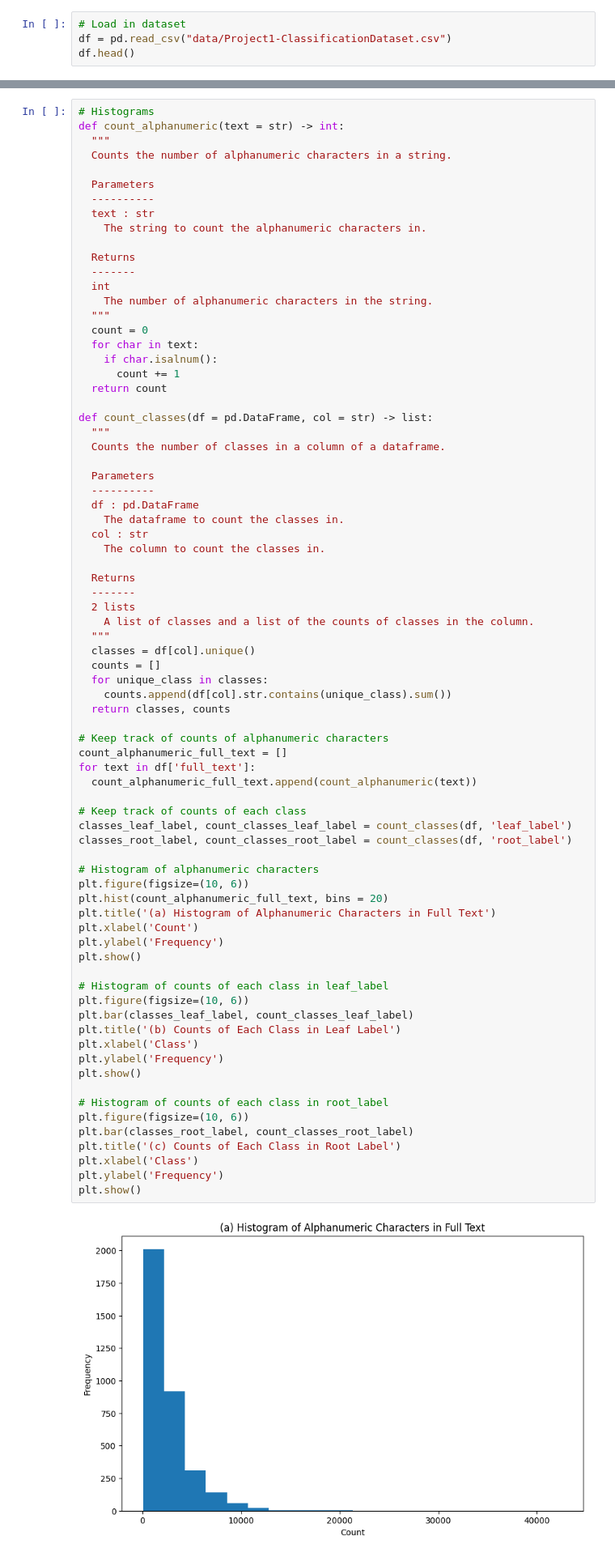
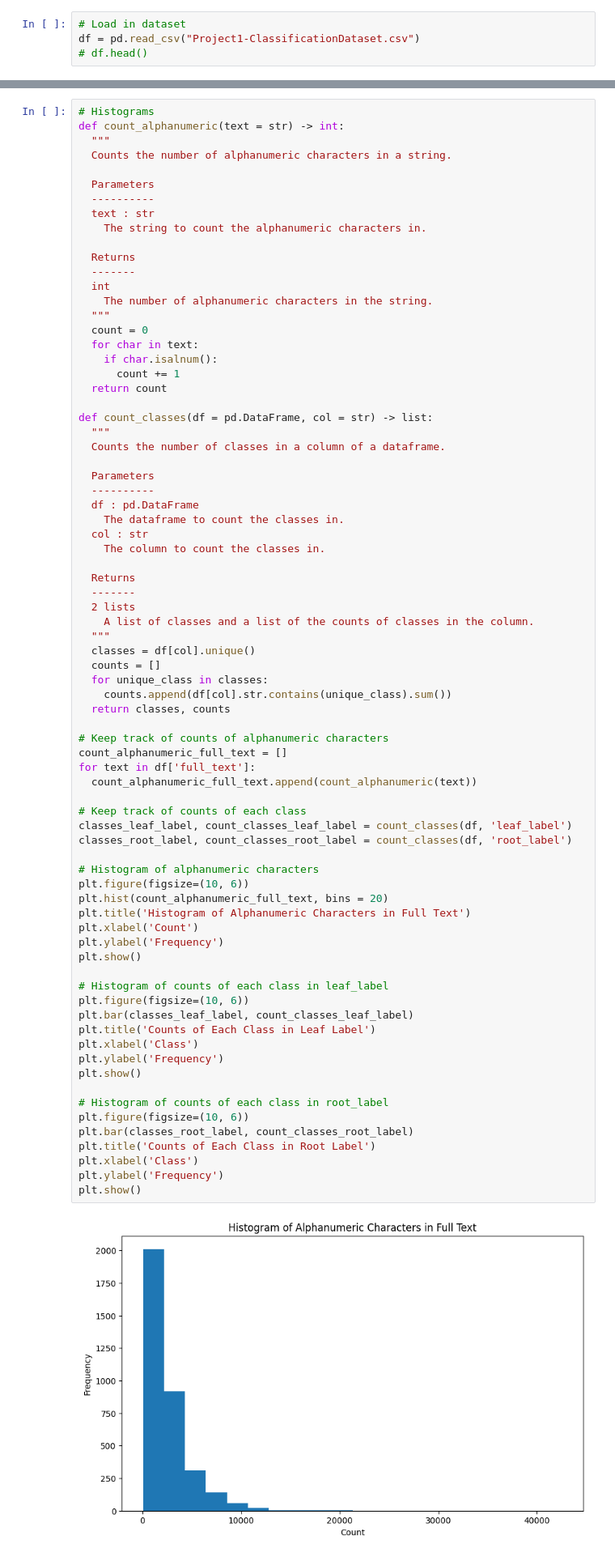
Before and after one commit to stswee/ECE219, a Jupyter notebook: Project 1/ECE219_Project1.ipynb, the cells around one changed output, grey strips where cells are left out. Shown at 81% size. Saved outputs shown, nothing was run; the diff lists cells and outputs as text.

```diff
--- a/Project 1/ECE219_Project1.ipynb
+++ b/Project 1/ECE219_Project1.ipynb
@@ -47,4 +50,4 @@ True
 # %%
 # Load in dataset
-df = pd.read_csv("data/Project1-ClassificationDataset.csv")
-df.head()
+df = pd.read_csv("Project1-ClassificationDataset.csv")
+# df.head()
@@ -114,34 +112,34 @@ def count_classes(df = pd.DataFrame, col = str) -> list:
 # Keep track of counts of alphanumeric characters
 count_alphanumeric_full_text = []
 for text in df['full_text']:
   count_alphanumeric_full_text.append(count_alphanumeric(text))
 
 # Keep track of counts of each class
 classes_leaf_label, count_classes_leaf_label = count_classes(df, 'leaf_label')
 classes_root_label, count_classes_root_label = count_classes(df, 'root_label')
 
 # Histogram of alphanumeric characters
 plt.figure(figsize=(10, 6))
 plt.hist(count_alphanumeric_full_text, bins = 20)
-plt.title('(a) Histogram of Alphanumeric Characters in Full Text')
+plt.title('Histogram of Alphanumeric Characters in Full Text')
 plt.xlabel('Count')
 plt.ylabel('Frequency')
 plt.show()
 
 # Histogram of counts of each class in leaf_label
 plt.figure(figsize=(10, 6))
 plt.bar(classes_leaf_label, count_classes_leaf_label)
-plt.title('(b) Counts of Each Class in Leaf Label')
+plt.title('Counts of Each Class in Leaf Label')
 plt.xlabel('Class')
 plt.ylabel('Frequency')
 plt.show()
 
 # Histogram of counts of each class in root_label
 plt.figure(figsize=(10, 6))
 plt.bar(classes_root_label, count_classes_root_label)
-plt.title('(c) Counts of Each Class in Root Label')
+plt.title('Counts of Each Class in Root Label')
 plt.xlabel('Class')
 plt.ylabel('Frequency')
 plt.show()
 # %% [output]
-[figure, old version]
+[figure, new version]
```
Also changed, not shown: parts of 35 cells of this notebook.
